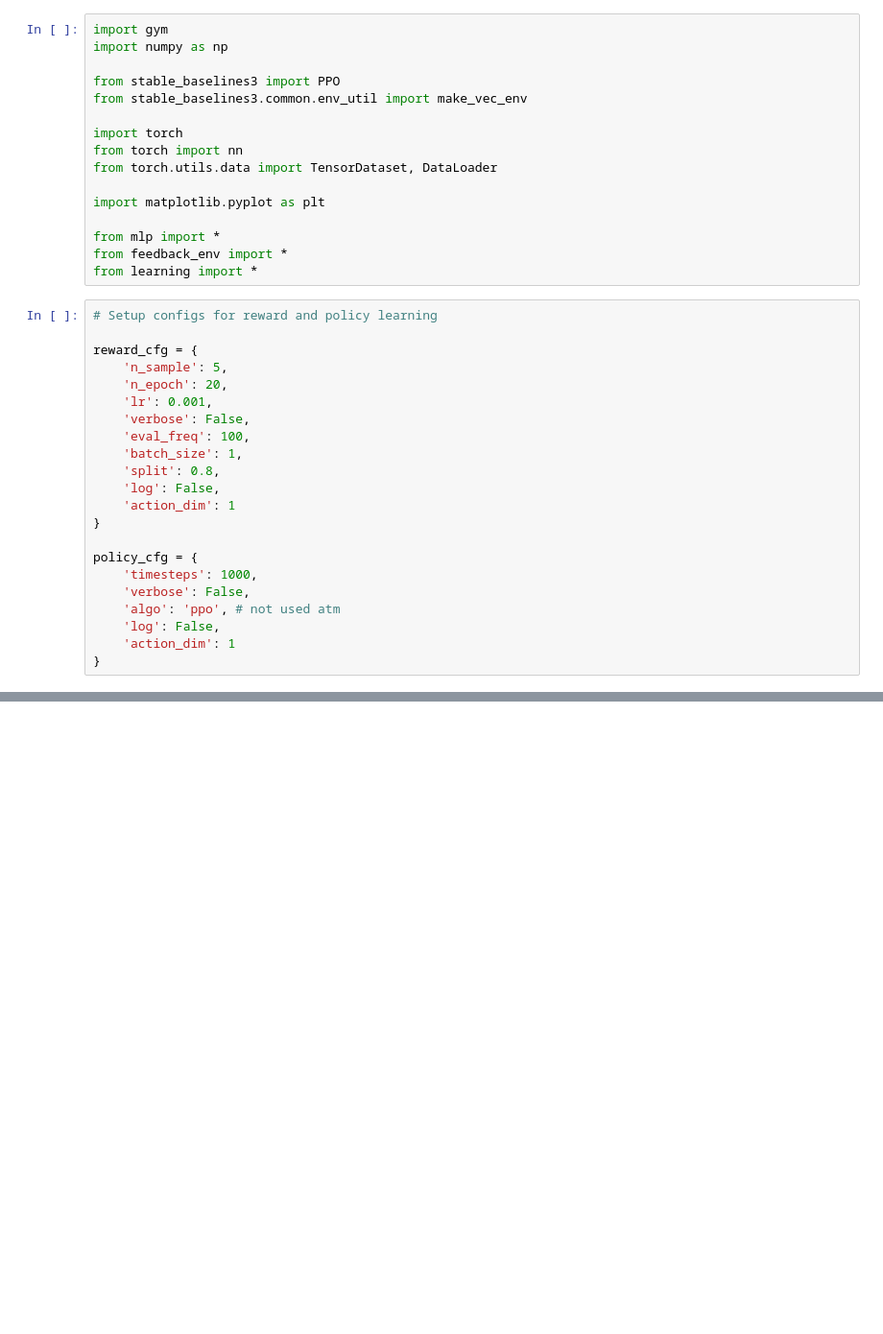
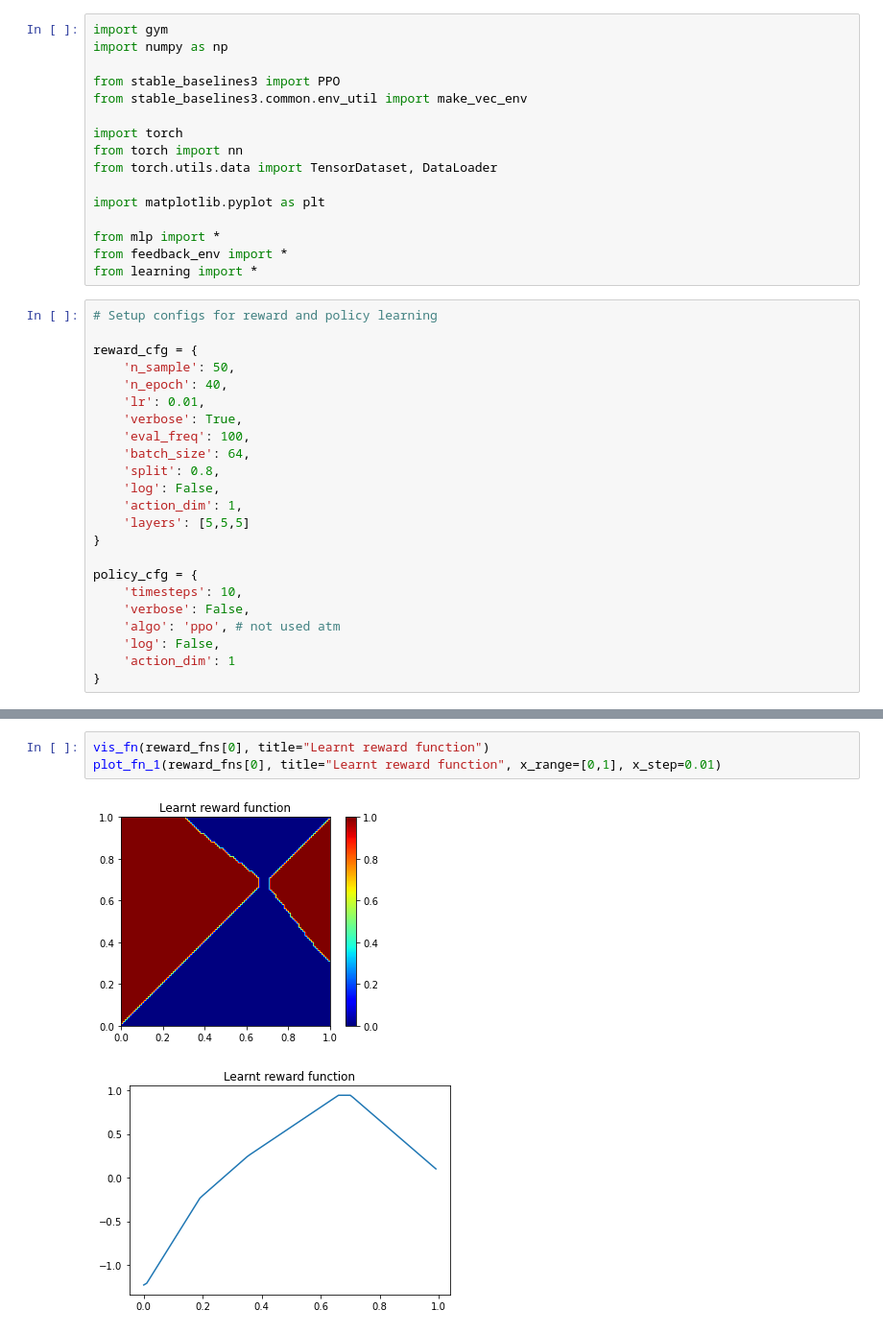
Before and after one commit to AnandS29/multitask, a Jupyter notebook: train-1d.ipynb, the cells around one changed output, grey strips where cells are left out. Shown: that part at 96% size. Saved outputs shown, nothing was run; the diff lists cells and outputs as text; blank space fills up the shorter version.

```diff
--- a/train-1d.ipynb
+++ b/train-1d.ipynb
@@ -18,19 +18,20 @@ from learning import *
 # Setup configs for reward and policy learning
 
 reward_cfg = {
-    'n_sample': 5,
-    'n_epoch': 20,
-    'lr': 0.001,
-    'verbose': False,
+    'n_sample': 50,
+    'n_epoch': 40,
+    'lr': 0.01,
+    'verbose': True,
     'eval_freq': 100,
-    'batch_size': 1,
+    'batch_size': 64,
     'split': 0.8,
     'log': False,
-    'action_dim': 1
+    'action_dim': 1,
+    'layers': [5,5,5]
 }
 
 policy_cfg = {
-    'timesteps': 1000,
+    'timesteps': 10,
     'verbose': False,
     'algo': 'ppo', # not used atm
     'log': False,
@@ -87,3 +104,9 @@ Iteration 0,Iteration 1,Iteration 2,Iteration 3,Iteration 4,Iteration 5,Iteratio
+# %%
+vis_fn(reward_fns[0], title="Learnt reward function")
+plot_fn_1(reward_fns[0], title="Learnt reward function", x_range=[0,1], x_step=0.01)
+# %% [output]
+[figure, added]
+[figure, added]
 # %%
 # Visualize results
 
```
Also changed, not shown: parts of 3 cells of this notebook, 5 other files.
